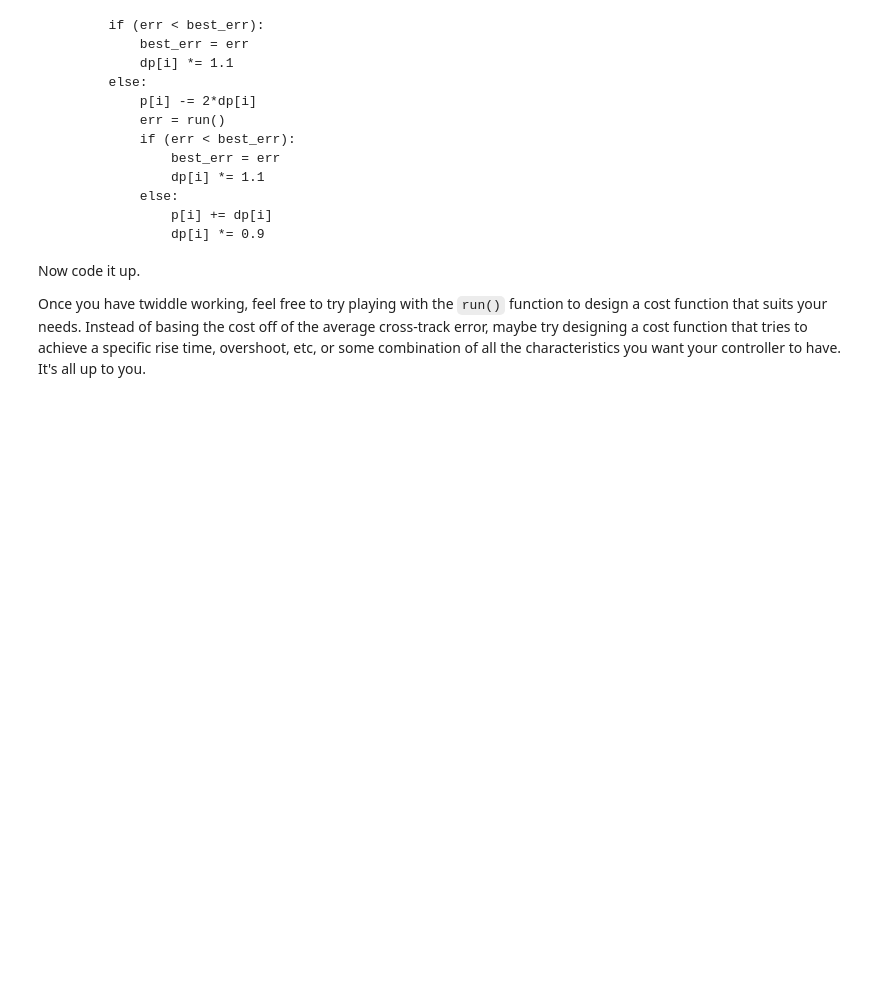
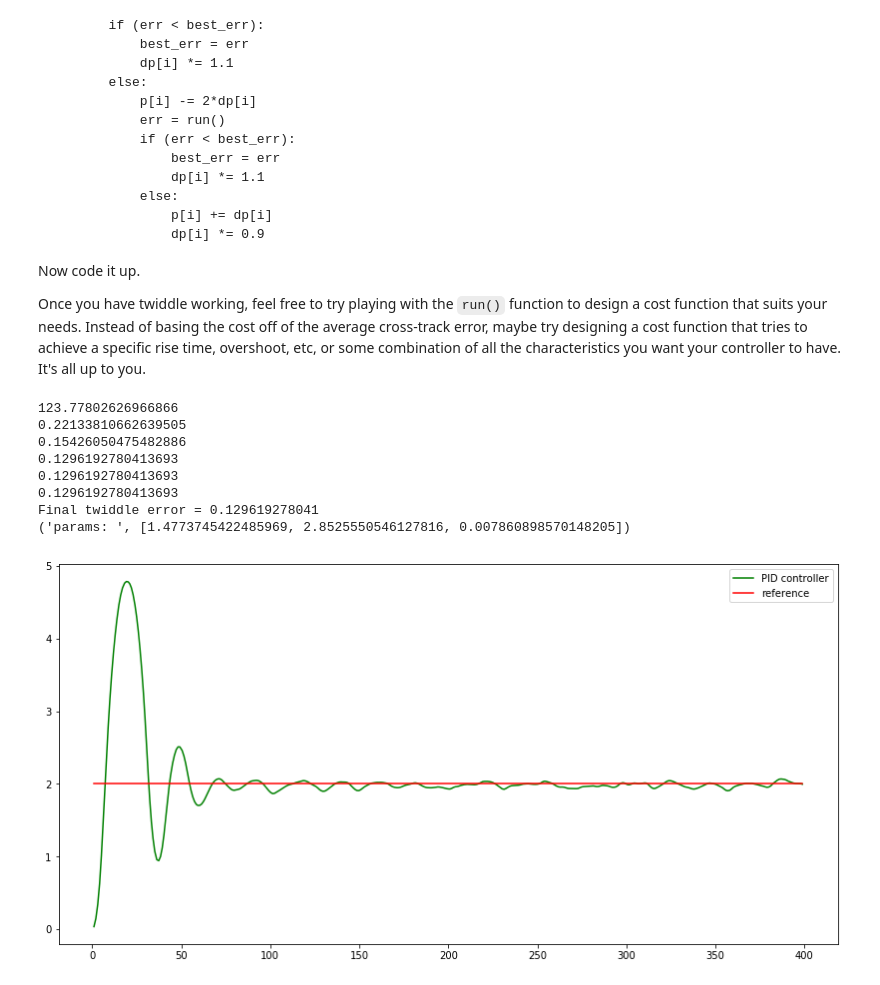
Before and after one commit to calvincramer/PID-Controller, a Jupyter notebook: PID-Controller.ipynb, the cells around one changed output. Saved outputs shown, nothing was run; the diff lists cells and outputs as text; code cells hidden in the pictures; blank space fills up the shorter version.

Commit message:
Implemented twiddle

```diff
--- a/PID-Controller.ipynb
+++ b/PID-Controller.ipynb
@@ -452,7 +471,7 @@ def make_car():
 
 desired_y_trajectory = []
 # NOTE: We use params instead of kp, kd, ki
-def run(car, params, initial_step=2.0, step_size=2.0, num_steps=1, n=200, speed=1.0):
+def run(car, params, initial_step=2.0, step_size=2.0, num_steps=1, n=400, speed=1.0):
     x_trajectory = []
     y_trajectory = []
     err = 0
@@ -469,33 +488,78 @@ def run(car, params, initial_step=2.0, step_size=2.0, num_steps=1, n=200, speed=
         diff_cte = cte - prev_cte
         int_cte += cte
         prev_cte = cte
         steer = -params[0] * cte - params[1] * diff_cte - params[2] * int_cte
         car.move(steer, speed)
         x_trajectory.append(car.x)
         y_trajectory.append(car.y)
         err += abs(cte)
     return x_trajectory, y_trajectory, err / n
 
 # Make this tolerance bigger if you are timing out!
-def twiddle(tol=0.001):
+def twiddle(tol=0.0001):
     # Don't forget to call `make_car` before every call of `run`!
     car = make_car()
     p = [0.0, 0.0, 0.0]
     dp = [0.2, 0.2, 0.2]
-    x_trajectory, y_trajectory, best_err = run(car, p)
-    # TODO: twiddle loop here
+    #x_trajectory, y_trajectory, best_err = run(car, p)
+    _, _, avg_err = run(car, p)
+    best_err = avg_err
+    iter_n = 0
+    iter_since_better = 0
+    iter_max_break = 500
+    # Twiddle loop
+    #while sum([abs(p[i] - dp[i]) for i in range(len(p))]) > tol: # Not how we want to do it
+    while sum([abs(dp[i]) for i in range(len(p))]) > tol: # Not how we want to do it
+        if iter_n % 20 == 0:
+            print(best_err) # For debugging; make sure your error is converging and not timing out
+        if iter_since_better >= iter_max_break:
+            print("STAGNANT ERROR, DID NOT GET LESS THAN TOL = ".format(tol))
+            break
+        for i in range(len(p)):
+            p[i] += dp[i]
+            car = make_car()
+            _, _, err = run(car, p)
+            if err < best_err:
+                best_err = err
+                iter_since_better = 0
+                dp[i] *= 1.1
+            else:
+                p[i] -= 2 * dp[i]
+                car = make_car()
+                _, _, err = run(car, p)
+                if err < best_err:
+                    best_err = err
+                    iter_since_better = 0
+                    dp[i] *= 1.1
+                else:
+                    p[i] += dp[i]
+                    dp[i] *= 0.9
+                    iter_since_better += 1
+        iter_n += 1
 
     return p, best_err
 
 
 params, err = twiddle()
 
 print("Final twiddle error = {}".format(err))
 car = make_car()
 x_trajectory, y_trajectory, err = run(car, params)
 print("params: ", params)
 n = len(x_trajectory)
 
+plt.figure(figsize=(14,7))
 plt.plot(x_trajectory, y_trajectory, 'g', label='PID controller')
 plt.plot(x_trajectory, desired_y_trajectory, 'r', label='reference')
+plt.legend()
 plt.show()
+# %% [output]
+123.77802626966866
+0.22133810662639505
+0.15426050475482886
+0.1296192780413693
+0.1296192780413693
+0.1296192780413693
+Final twiddle error = 0.129619278041
+('params: ', [1.4773745422485969, 2.8525550546127816, 0.007860898570148205])
+[figure, added]
```
Also changed, not shown: parts of 1 cell of this notebook.
